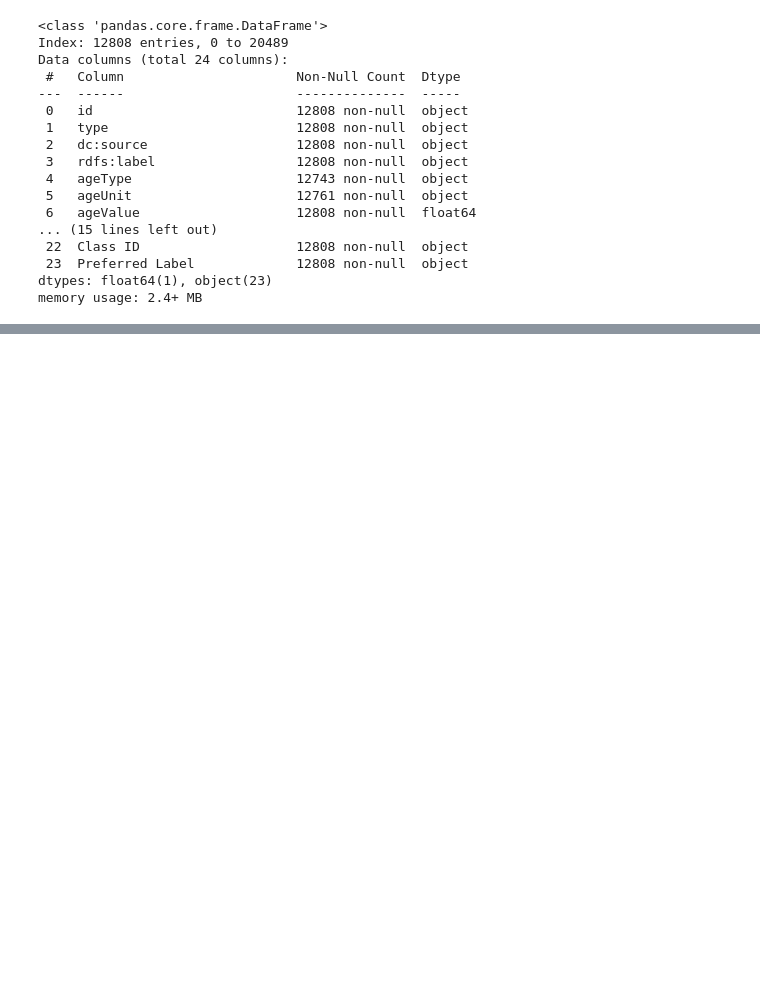
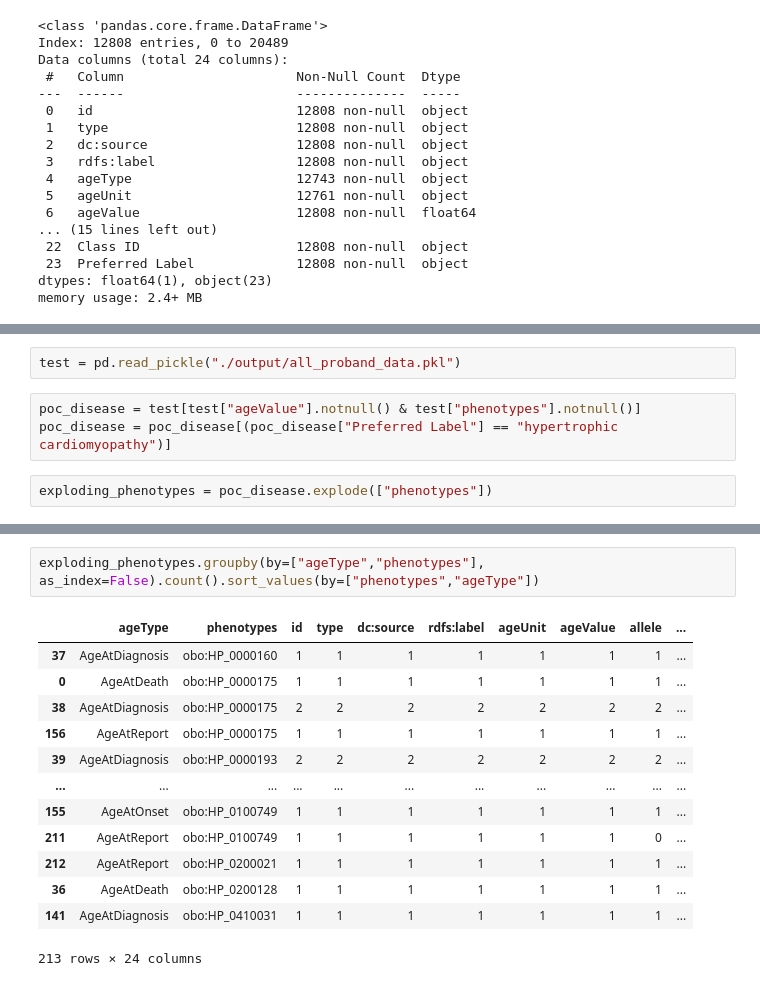
Before and after one commit to bpow/genegraph-to-phenopacket, a Jupyter notebook: genegraph_quick_eda.ipynb, the cells around one changed output, grey strips where cells are left out. Saved outputs shown, nothing was run; the diff lists cells and outputs as text; blank space fills up the shorter version.

```diff
--- a/genegraph_quick_eda.ipynb
+++ b/genegraph_quick_eda.ipynb
@@ -177,0 +291,7 @@ proband_data_w_disease_labels.to_csv("./output/all_proband_data.csv",index= Fals
+# %%
+test = pd.read_pickle("./output/all_proband_data.pkl")
+# %%
+poc_disease = test[test["ageValue"].notnull() & test["phenotypes"].notnull()]
+poc_disease = poc_disease[(poc_disease["Preferred Label"] == "hypertrophic cardiomyopathy")]
+# %%
+exploding_phenotypes = poc_disease.explode(["phenotypes"])
@@ -177,0 +314,16 @@ proband_data_w_disease_labels.to_csv("./output/all_proband_data.csv",index= Fals
+# %%
+exploding_phenotypes.groupby(by=["ageType","phenotypes"], as_index=False).count().sort_values(by=["phenotypes","ageType"])
+# %% [output]
+|  | ageType | phenotypes | id | type | dc:source | rdfs:label | ageUnit | ageValue | allele | ... |
+| 37 | AgeAtDiagnosis | obo:HP_0000160 | 1 | 1 | 1 | 1 | 1 | 1 | 1 | ... |
+| 0 | AgeAtDeath | obo:HP_0000175 | 1 | 1 | 1 | 1 | 1 | 1 | 1 | ... |
+| 38 | AgeAtDiagnosis | obo:HP_0000175 | 2 | 2 | 2 | 2 | 2 | 2 | 2 | ... |
+| 156 | AgeAtReport | obo:HP_0000175 | 1 | 1 | 1 | 1 | 1 | 1 | 1 | ... |
+| 39 | AgeAtDiagnosis | obo:HP_0000193 | 2 | 2 | 2 | 2 | 2 | 2 | 2 | ... |
+| ... | ... | ... | ... | ... | ... | ... | ... | ... | ... | ... |
+| 155 | AgeAtOnset | obo:HP_0100749 | 1 | 1 | 1 | 1 | 1 | 1 | 1 | ... |
+| 211 | AgeAtReport | obo:HP_0100749 | 1 | 1 | 1 | 1 | 1 | 1 | 0 | ... |
+| 212 | AgeAtReport | obo:HP_0200021 | 1 | 1 | 1 | 1 | 1 | 1 | 1 | ... |
+| 36 | AgeAtDeath | obo:HP_0200128 | 1 | 1 | 1 | 1 | 1 | 1 | 1 | ... |
+| 141 | AgeAtDiagnosis | obo:HP_0410031 | 1 | 1 | 1 | 1 | 1 | 1 | 1 | ... |
+213 rows × 24 columns
```
Also changed, not shown: parts of 24 cells of this notebook, 3 other files.
